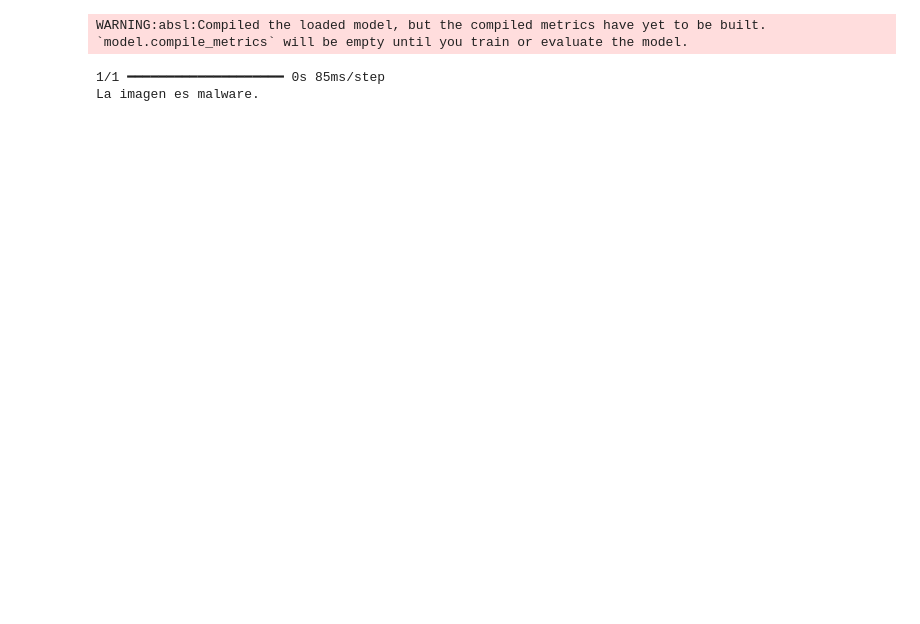
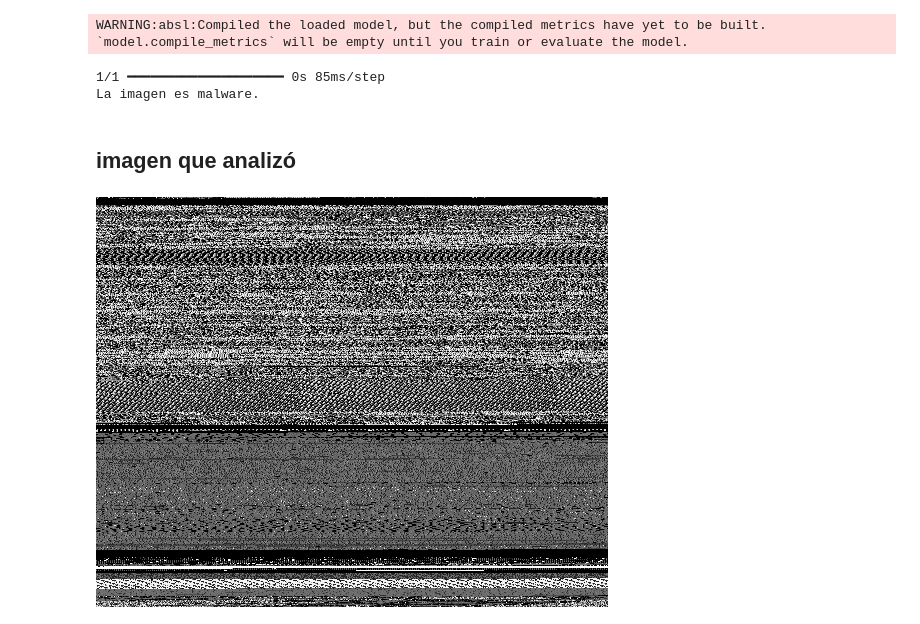
Before and after one commit to rockysaimon/cnn, a Jupyter notebook: predictor.ipynb, the cells around one changed output. Drawn from its saved outputs; the diff is of its cells as text; code cells hidden in the pictures; blank space fills up the shorter version.

```diff
--- a/predictor.ipynb
+++ b/predictor.ipynb
@@ -33,3 +33,15 @@ if __name__ == "__main__":
 WARNING:absl:Compiled the loaded model, but the compiled metrics have yet to be built. `model.compile_metrics` will be empty until you train or evaluate the model.
 1/1 ━━━━━━━━━━━━━━━━━━━━ 0s 85ms/step
 La imagen es malware.
+# %% [markdown]
+## imagen que analizó
+# %%
+from IPython.display import Image
+
+# Ruta de la imagen
+ruta_imagen = r"C:\Users\zapat\OneDrive\Documentos\DeepLearning\save_img_converted\000bde2e9a94ba41c0c111ffd80647c2.png"
+
+# Mostrar la imagen
+Image(filename=ruta_imagen)
+# %% [output]
+[figure, added]
```
